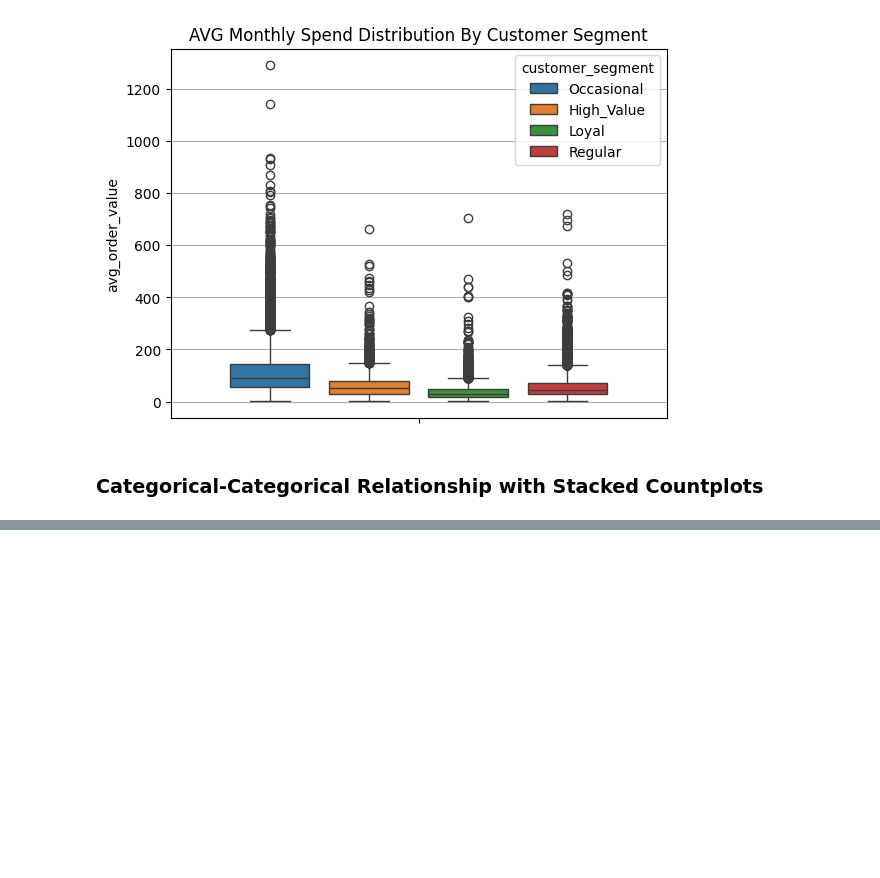
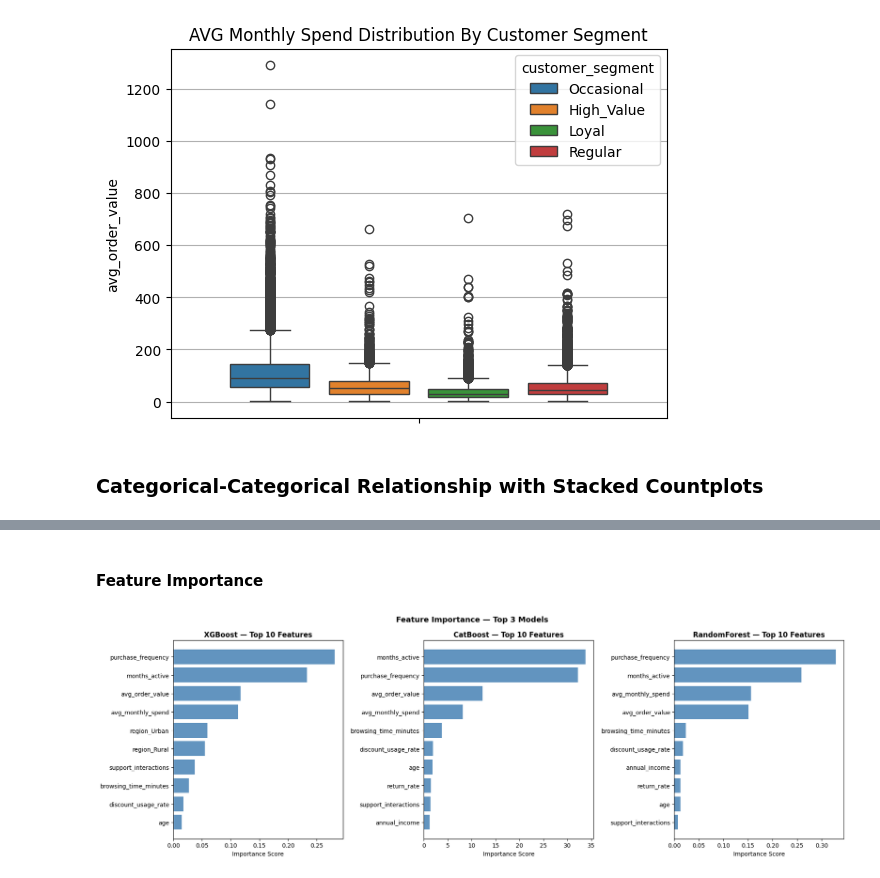
Before and after one commit to LaimengEung/Customer-Segmentation-EDA-ML, a Jupyter notebook: code.ipynb, the cells around one changed output, grey strips where cells are left out. Saved outputs shown, nothing was run; the diff lists cells and outputs as text; code cells hidden in the pictures; blank space fills up the shorter version.

```diff
--- a/code.ipynb
+++ b/code.ipynb
@@ -443,0 +752,31 @@ fig1.show()
+# %% [markdown]
+#### **Feature Importance**
+# %%
+fig, axes = plt.subplots(1, 3, figsize=(18, 6))
+
+for i, name in enumerate(top_3):
+    # Extract model from inside the pipeline
+    best_pipeline = grids[name].best_estimator_
+    best_model = best_pipeline.named_steps['model']
+
+    # Get feature importances
+    importances = best_model.feature_importances_
+    feature_names = X_train.columns
+
+    # Sort by importance
+    indices = np.argsort(importances)[::-1]
+    sorted_importances = importances[indices]
+    sorted_features = feature_names[indices]
+
+    # Plot top 10
+    axes[i].barh(sorted_features[:10][::-1],
+                 sorted_importances[:10][::-1],
+                 color='steelblue', alpha=0.85)
+    axes[i].set_title(f'{name} — Top 10 Features', fontweight='bold')
+    axes[i].set_xlabel('Importance Score')
+
+plt.suptitle('Feature Importance — Top 3 Models', fontsize=13, fontweight='bold')
+plt.tight_layout()
+plt.show()
+# %% [output]
+[figure, added]
```
Also changed, not shown: parts of 28 cells of this notebook, 4 other files.
